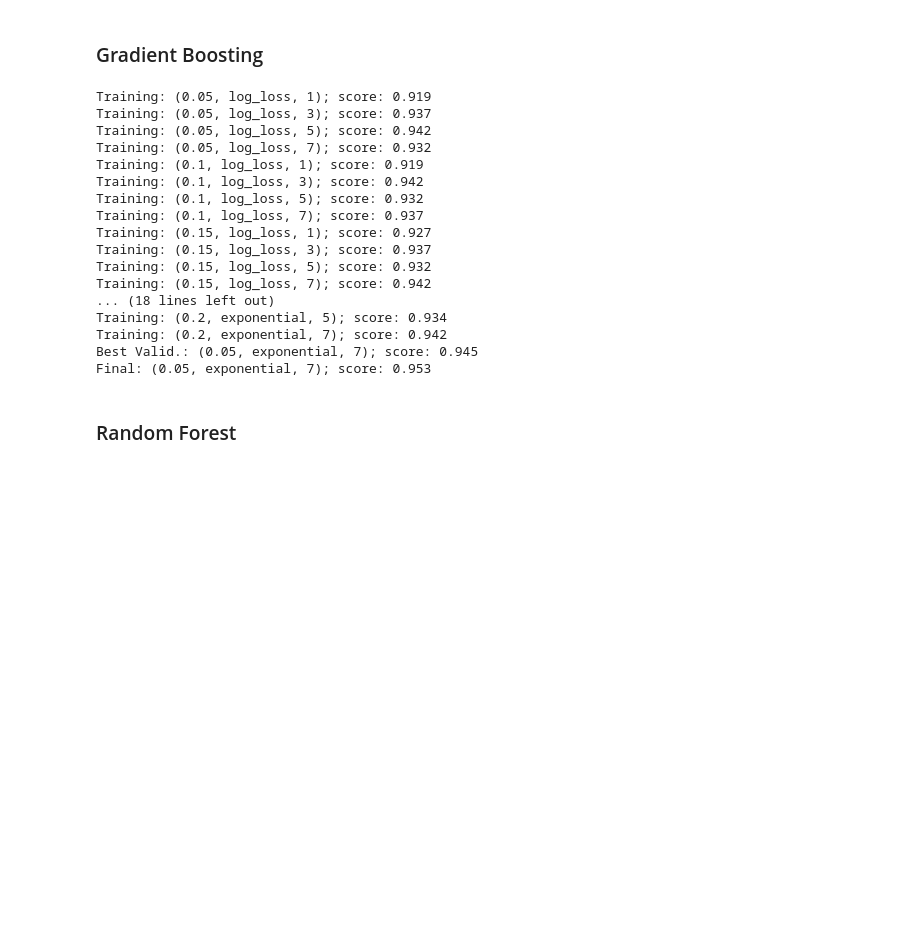
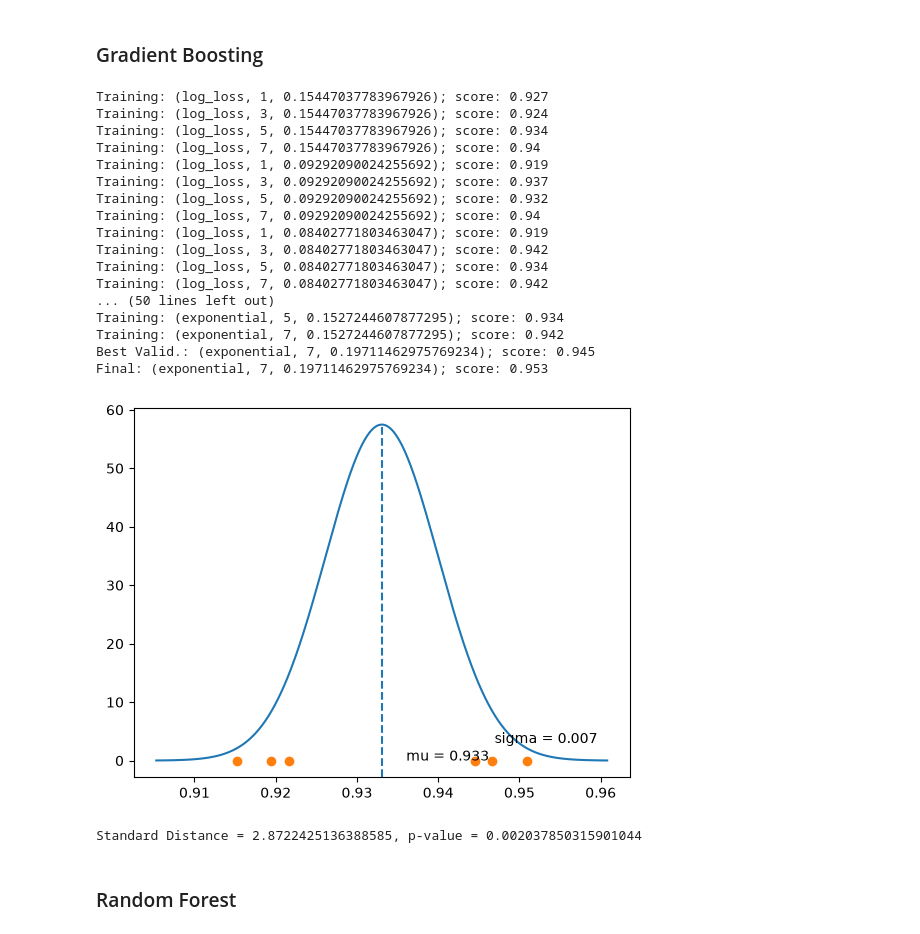
Before and after one commit to AlexMinasyan/Country-Income-Tier-Classifier, a Jupyter notebook: ml.ipynb, the cells around one changed output. Drawn from its saved outputs; the diff is of its cells as text; code cells hidden in the pictures; blank space fills up the shorter version.

```diff
--- a/ml.ipynb
+++ b/ml.ipynb
@@ -114,50 +130,61 @@ Final: (gini, 0.8, 5); score: 0.95
 # %% [markdown]
 ### Gradient Boosting
 # %%
-options = { 'loss': ['log_loss', 'exponential'], 'learning-rate': [0.05, 0.1, 0.15, 0.2], 'max-depth': [1, 3, 5, 7] }
+np.random.seed(123)
+options = { 'loss': ['log_loss', 'exponential'], 'learning-rate': np.random.rand(8) * 0.15 + 0.05, 'max-depth': [1, 3, 5, 7] }
 keys, values = zip(*options.items())
 option_combos = [dict(zip(keys, p)) for p in product(*values)]
 
 results = []
 for combo in option_combos:
     # Training
     clf = GradientBoostingClassifier(loss = combo['loss'], learning_rate = combo['learning-rate'], max_depth = combo['max-depth'], random_state = 123)
     clf.fit(X_train, y_train.values.ravel())
 
     # Cross Validation (Holdout)
     score = clf.score(X_valid, y_valid)
     res = { 'score': round(score, 3), 'loss': combo['loss'], 'max-depth': combo['max-depth'], 'learning-rate': combo['learning-rate'] }
     results.append(res)
     print(f'Training: {stringify(res)}')
 
 
 sorted_results = sorted(results, key = lambda d: d['score'], reverse = True)
 print(f'Best Valid.: {stringify(sorted_results[0])}')
 
 # Training the Final Model and Testing
 final_clf = GradientBoostingClassifier(loss = sorted_results[0]['loss'], learning_rate = sorted_results[0]['learning-rate'], max_depth = sorted_results[0]['max-depth'], random_state = 123)
 final_clf.fit(pd.concat([X_train, X_valid]), pd.concat([y_train, y_valid]).values.ravel())
 final_score = final_clf.score(X_test, y_test) # type: ignore
 final_res = { 'score': round(final_score, 3), 'loss': sorted_results[0]['loss'], 'max-depth': sorted_results[0]['max-depth'], 'learning-rate': sorted_results[0]['learning-rate'] }
 print(f'Final: {stringify(final_res)}')
+
+scores = np.array([d['score'] for d in results])
+gen_CI(scores.mean(), scores.std())
+
+stds_away = (final_res['score'] - scores.mean()) / scores.std()
+p_value = norm.sf(abs(stds_away)) # a one-sided stat was used because we know that this value will be above the mean.
+
+print(f'Standard Distance = {stds_away}, p-value = {p_value}')
 # %% [output]
-Training: (0.05, log_loss, 1); score: 0.919
-Training: (0.05, log_loss, 3); score: 0.937
-Training: (0.05, log_loss, 5); score: 0.942
-Training: (0.05, log_loss, 7); score: 0.932
-Training: (0.1, log_loss, 1); score: 0.919
-Training: (0.1, log_loss, 3); score: 0.942
-Training: (0.1, log_loss, 5); score: 0.932
-Training: (0.1, log_loss, 7); score: 0.937
-Training: (0.15, log_loss, 1); score: 0.927
-Training: (0.15, log_loss, 3); score: 0.937
-Training: (0.15, log_loss, 5); score: 0.932
-Training: (0.15, log_loss, 7); score: 0.942
-... (18 lines left out)
-Training: (0.2, exponential, 5); score: 0.934
-Training: (0.2, exponential, 7); score: 0.942
-Best Valid.: (0.05, exponential, 7); score: 0.945
-Final: (0.05, exponential, 7); score: 0.953
+Training: (log_loss, 1, 0.15447037783967926); score: 0.927
+Training: (log_loss, 3, 0.15447037783967926); score: 0.924
+Training: (log_loss, 5, 0.15447037783967926); score: 0.934
+Training: (log_loss, 7, 0.15447037783967926); score: 0.94
+Training: (log_loss, 1, 0.09292090024255692); score: 0.919
+Training: (log_loss, 3, 0.09292090024255692); score: 0.937
+Training: (log_loss, 5, 0.09292090024255692); score: 0.932
+Training: (log_loss, 7, 0.09292090024255692); score: 0.94
+Training: (log_loss, 1, 0.08402771803463047); score: 0.919
+Training: (log_loss, 3, 0.08402771803463047); score: 0.942
+Training: (log_loss, 5, 0.08402771803463047); score: 0.934
+Training: (log_loss, 7, 0.08402771803463047); score: 0.942
+... (50 lines left out)
+Training: (exponential, 5, 0.1527244607877295); score: 0.934
+Training: (exponential, 7, 0.1527244607877295); score: 0.942
+Best Valid.: (exponential, 7, 0.19711462975769234); score: 0.945
+Final: (exponential, 7, 0.19711462975769234); score: 0.953
+[figure, added]
+Standard Distance = 2.8722425136388585, p-value = 0.002037850315901044
 # %% [markdown]
 ### Random Forest
 # %%
```
Also changed, not shown: parts of 6 cells of this notebook.
